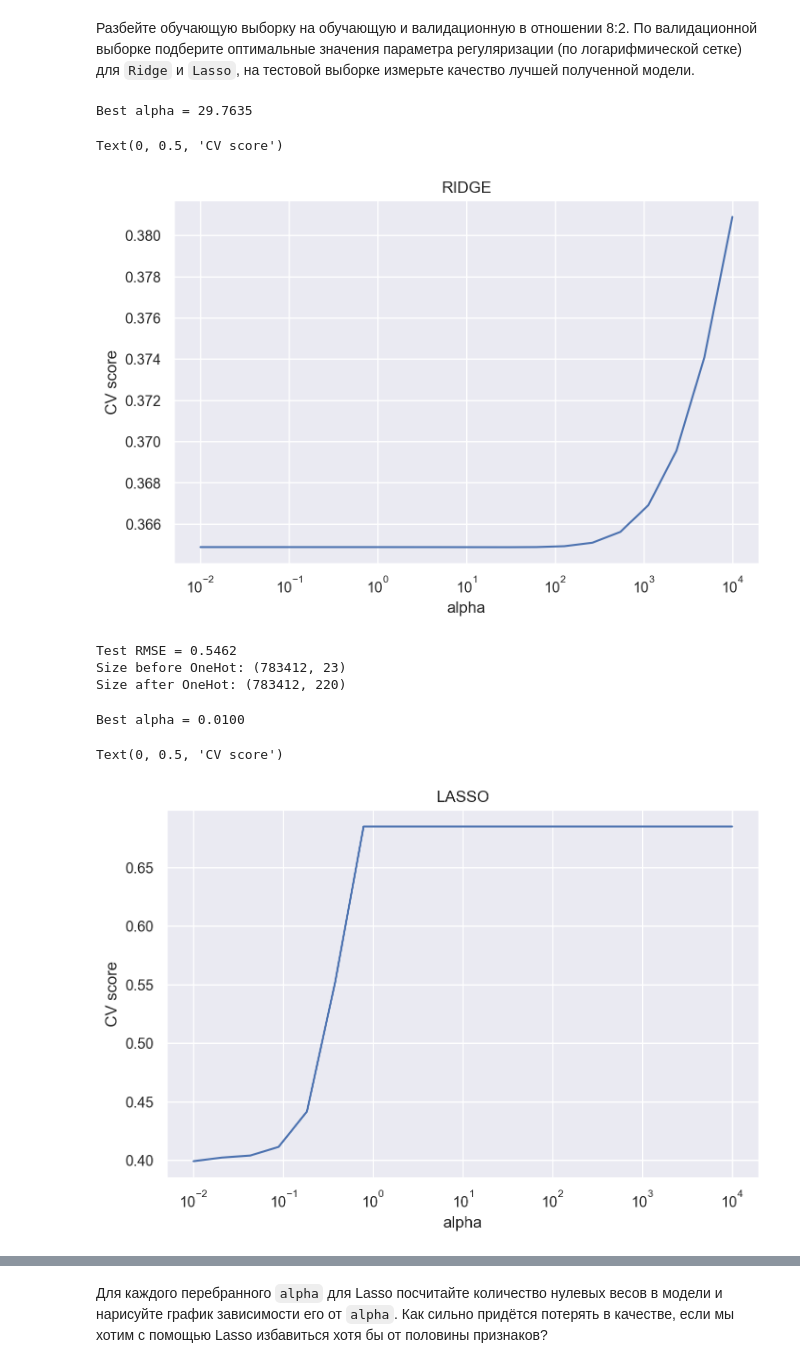
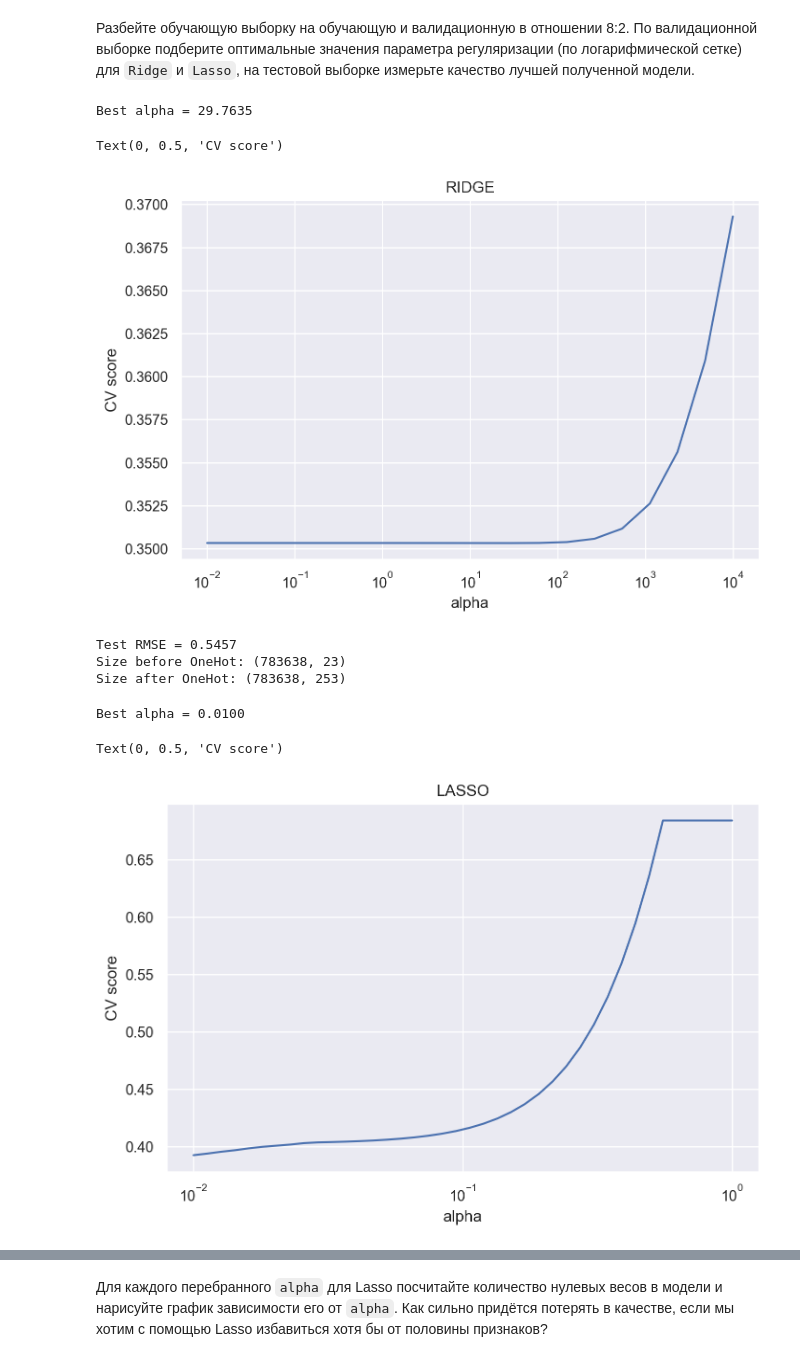
Before and after one commit to Nojatij/ml_courses, a Jupyter notebook: 1_st_course/homework/hw2/homework-practice-02-linregr.ipynb, the cells around one changed output, grey strips where cells are left out. Saved outputs shown, nothing was run; the diff lists cells and outputs as text; code cells hidden in the pictures.

Commit message:
katya loh ee RMSE na 0.004 bigger

```diff
--- a/1_st_course/homework/hw2/homework-practice-02-linregr.ipynb
+++ b/1_st_course/homework/hw2/homework-practice-02-linregr.ipynb
@@ -725,7 +685,7 @@ train_features = ['pickup_datetime_hour', 'passenger_count',
 
 
 column_transformer = ColumnTransformer([
-    ('ohe', OneHotEncoder(handle_unknown="ignore"), categorical),
+    ('ohe', OneHotEncoder(handle_unknown="ignore"), categorical_features),
     ('scaling', StandardScaler(), numeric_features)
 ])
 
@@ -767,7 +727,7 @@ X_train = X_train[(lower_bound < X_train['log_haversine']) & (X_train['log_haver
 # sns.histplot(X_train.log_haversine, kde = True)
 plt.show()
 # %%
-# y_train = y_train[y_train.index.isin(X_train.index)]
+y_train = y_train[y_train.index.isin(X_train.index)]
 # display(X_train.shape, y_train.shape)
 # %%
 # sns.histplot(y_train.log_trip_duration, kde = True)
@@ -785,7 +745,7 @@ y_train = y_train[(lower_bound < y_train['log_trip_duration']) & (y_train['log_t
 # sns.histplot(y_train.log_trip_duration, kde = True)
 plt.show()
 # %%
-# X_train = X_train[X_train.index.isin(y_train.index)]
+X_train = X_train[X_train.index.isin(y_train.index)]
 # display(X_train.shape, y_train.shape)
 # %%
 y_train_pred = model.predict(X_train[train_features])
@@ -865,7 +821,7 @@ train_features = ['pickup_datetime_hour', 'passenger_count',
 
 
 column_transformer = ColumnTransformer([
-    ('ohe', OneHotEncoder(handle_unknown="ignore"), categorical),
+    ('ohe', OneHotEncoder(handle_unknown="ignore"), categorical_features),
     ('scaling', StandardScaler(), numeric_features)
 ])
 
@@ -935,7 +891,7 @@ plt.ylabel("CV score")
 # %% [output]
 Best alpha = 29.7635
 Text(0, 0.5, 'CV score')
-[figure, old version]
+[figure, new version]
 # %%
 numeric_features = ['log_haversine']
 categorical_features = ['pickup_datetime_hour', 'pickup_datetime_month', 'pickup_datetime_day', 'pickup_datetime_weekday', 'num_pickup', 'num_dropoff','passenger_count']
@@ -946,7 +902,7 @@ train_features = ['pickup_datetime_hour', 'passenger_count',
 
 
 column_transformer = ColumnTransformer([
-    ('ohe', OneHotEncoder(handle_unknown="ignore"), categorical),
+    ('ohe', OneHotEncoder(handle_unknown="ignore"), categorical_features),
     ('scaling', StandardScaler(), numeric_features)
 ])
 
@@ -961,29 +917,29 @@ print("Test RMSE = %.4f" % mean_squared_error(y_test, y_pred, squared=False))
 print("Size before OneHot:", X_train.shape)
 print("Size after OneHot:", column_transformer.transform(X_train).shape)
 # %% [output]
-Test RMSE = 0.5462
-Size before OneHot: (783412, 23)
-Size after OneHot: (783412, 220)
+Test RMSE = 0.5457
+Size before OneHot: (783638, 23)
+Size after OneHot: (783638, 253)
 # %%
 from sklearn.model_selection import GridSearchCV
 
-alphas = np.logspace(-2, 4, 20)
+alphas = np.logspace(-2, 0, 40)
 searcher = GridSearchCV(lasso_pipeline, [{"regression__alpha": alphas}],
                         scoring="neg_root_mean_squared_error", cv=10, n_jobs=-1)
 searcher.fit(X_val[train_features], y_val)
 
 best_alpha_lasso = searcher.best_params_["regression__alpha"]
 print("Best alpha = %.4f" % best_alpha_lasso)
 
 plt.title('LASSO')
 plt.plot(alphas, -searcher.cv_results_["mean_test_score"])
 plt.xscale("log")
 plt.xlabel("alpha")
 plt.ylabel("CV score")
 # %% [output]
 Best alpha = 0.0100
 Text(0, 0.5, 'CV score')
-[figure, old version]
+[figure, new version]
 # %%
 numeric_features = ['log_haversine']
 categorical_features = ['pickup_datetime_hour', 'pickup_datetime_month', 'pickup_datetime_day', 'pickup_datetime_weekday', 'num_pickup', 'num_dropoff','passenger_count']
```
Also changed, not shown: parts of 30 cells of this notebook, 1 other file.
